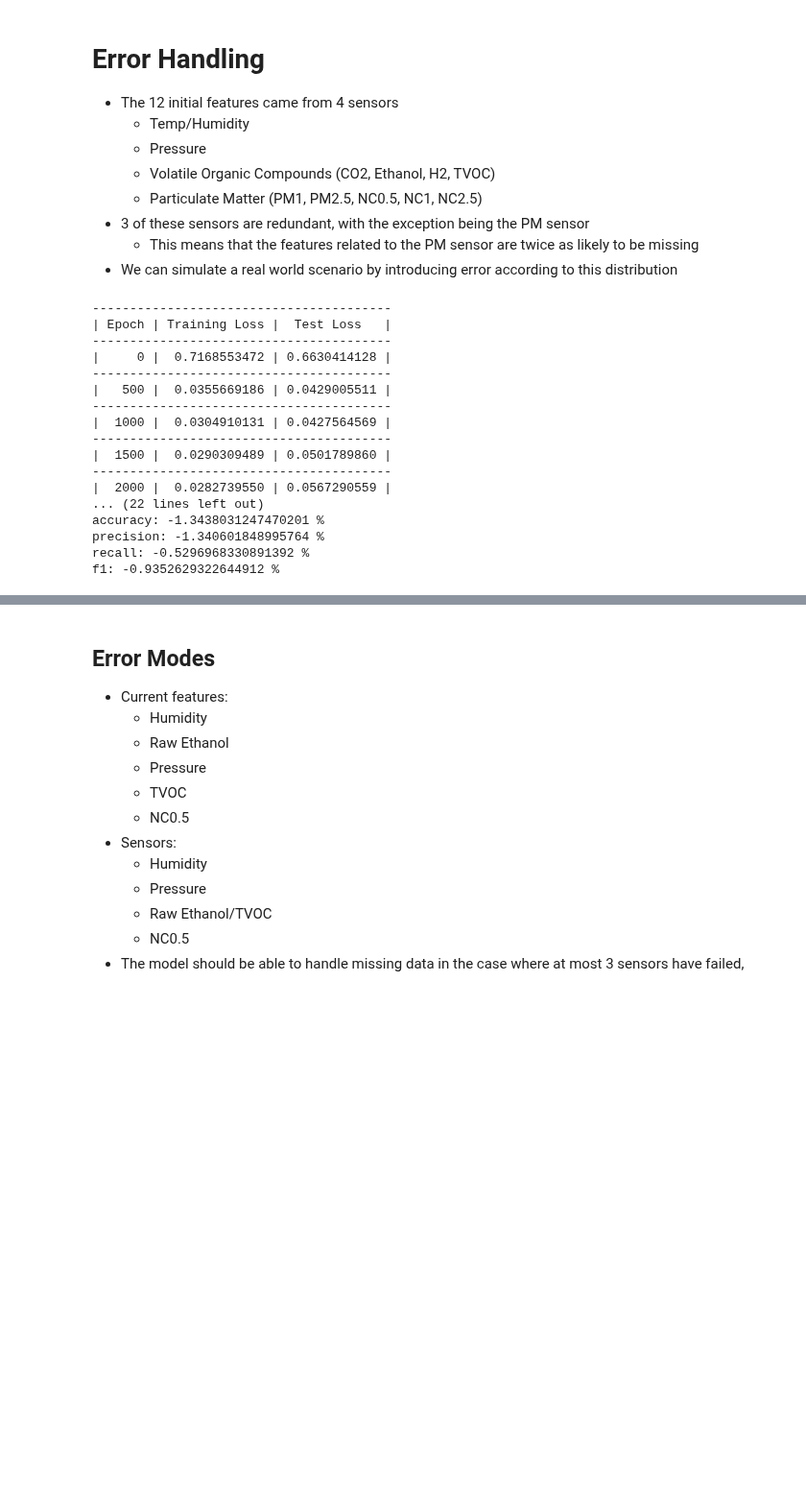
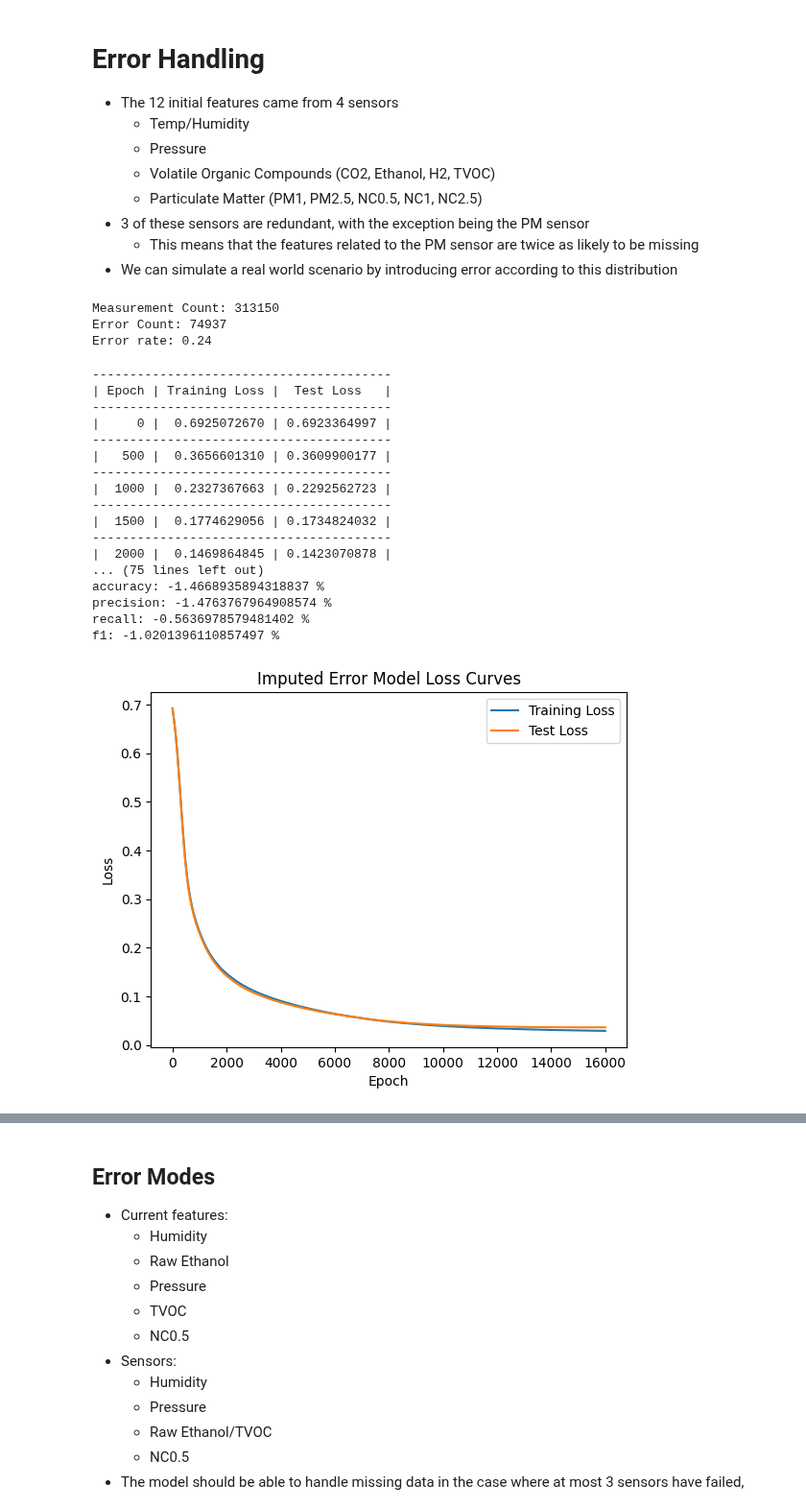
Before and after one commit to jaskinkabir/Intro_ML_Project, a Jupyter notebook: Proj.ipynb, the cells around one changed output, grey strips where cells are left out. Shown at 96% size. Cells and saved outputs as stored; diff of their text form; code cells hidden in the pictures; blank space fills up the shorter version.

Commit message:
Error model works very well

```diff
--- a/Proj.ipynb
+++ b/Proj.ipynb
@@ -501,46 +490,58 @@ X_test_error_imputed = imputer_2.transform(pd.DataFrame(X_test_error, columns=X_
 scaler = StandardScaler()
 X_train_error_scaled = scaler.fit_transform(X_train_error_imputed)
 X_test_error_scaled = scaler.transform(X_test_error_imputed)
+# %%
+measurement_count = X_error.shape[0]*X_error.shape[1]
+error_count = np.count_nonzero(np.isnan(X_error))
+error_rate = error_count / measurement_count
+print(f"Measurement Count: {measurement_count}")
+print(f"Error Count: {error_count}")
+print(f'Error rate: {error_rate:.2f}')
+# %% [output]
+Measurement Count: 313150
+Error Count: 74937
+Error rate: 0.24
 # %%
-
 imputed_error_model = AlarmNet(
     num_features=X_train_error_scaled.shape[1],
     activation = nn.ReLU,
-    hidden_layers=[64, 32]
+    hidden_layers=[256, 256, 256]
 ).to(device)
 
 X_train_error_device = torch.tensor(X_train_error_scaled).float().to(device)
 X_test_error_device = torch.tensor(X_test_error_scaled).float().to(device)
 Y_train_error_device = torch.tensor(Y_train_error).float().view(-1, 1).to(device)
 Y_test_error_device = torch.tensor(Y_test_error).float().view(-1, 1).to(device)
 
 imputed_error_model.train(
-    epochs=3000,
+    epochs=16000,
     X_train=X_train_error_device,
     X_test=X_test_error_device,
     Y_train=Y_train_error_device,
     Y_test=Y_test_error_device,
-    alpha=1e-2,
-    print_epoch = 500
+    alpha=1e-5,
+    print_epoch = 500,
 )
 
 imputed_error_model.print_results()
 AlarmNet.compare_results(imputed_error_model.get_results(), imputed_model.get_results())
+imputed_error_model.plot_training("Imputed Error Model Loss Curves")
 # %% [output]
 ----------------------------------------
 | Epoch | Training Loss |  Test Loss   |
 ----------------------------------------
-|     0 |  0.7168553472 | 0.6630414128 |
+|     0 |  0.6925072670 | 0.6923364997 |
 ----------------------------------------
-|   500 |  0.0355669186 | 0.0429005511 |
+|   500 |  0.3656601310 | 0.3609900177 |
 ----------------------------------------
-|  1000 |  0.0304910131 | 0.0427564569 |
+|  1000 |  0.2327367663 | 0.2292562723 |
 ----------------------------------------
-|  1500 |  0.0290309489 | 0.0501789860 |
+|  1500 |  0.1774629056 | 0.1734824032 |
 ----------------------------------------
-|  2000 |  0.0282739550 | 0.0567290559 |
-... (22 lines left out)
-accuracy: -1.3438031247470201 %
-precision: -1.340601848995764 %
-recall: -0.5296968330891392 %
-f1: -0.9352629322644912 %
+|  2000 |  0.1469864845 | 0.1423070878 |
+... (75 lines left out)
+accuracy: -1.4668935894318837 %
+precision: -1.4763767964908574 %
+recall: -0.5636978579481402 %
+f1: -1.0201396110857497 %
+[figure, added]
```
Also changed, not shown: parts of 10 cells of this notebook, 1 other file.
